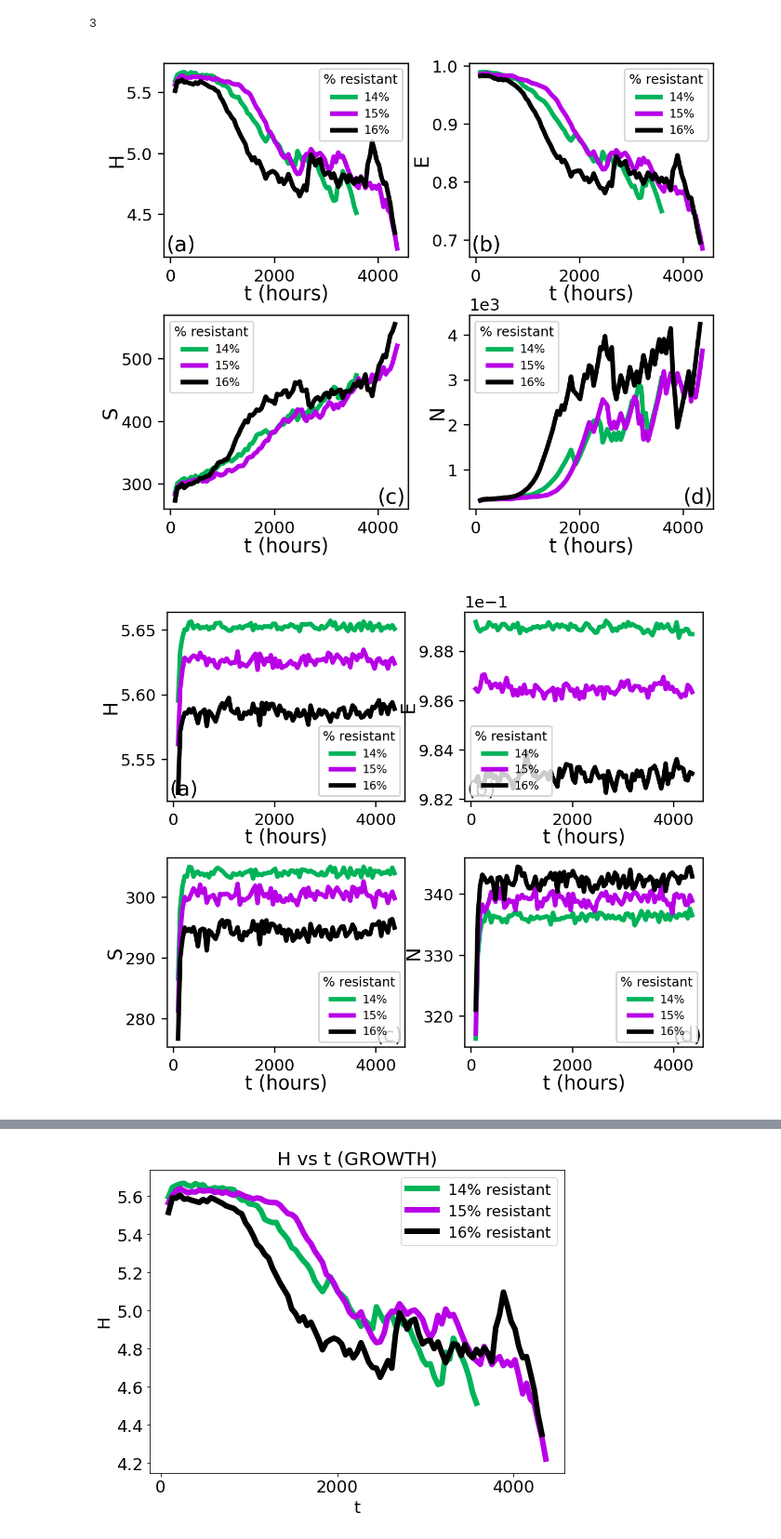
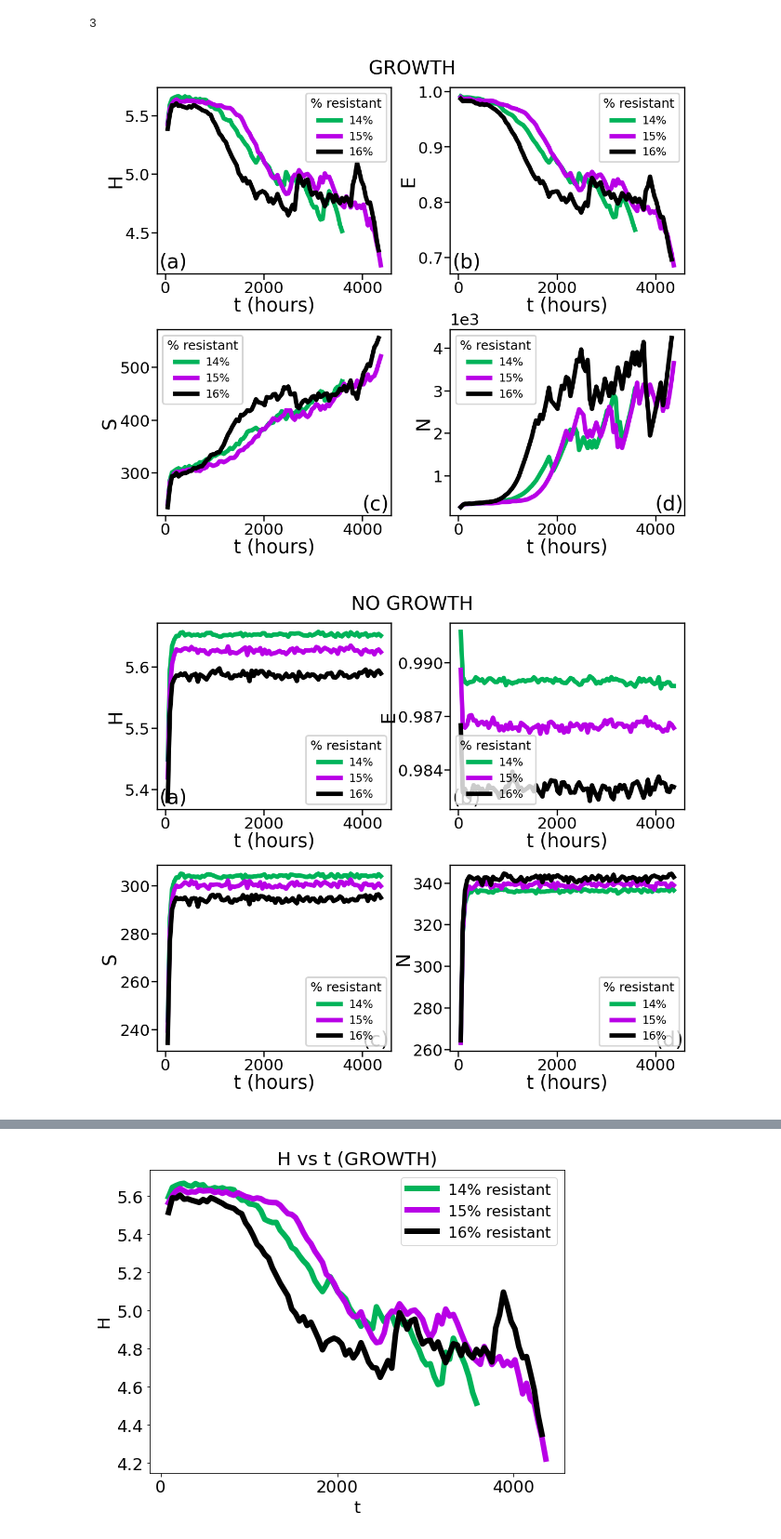
Before and after one commit to patricksinclair/multispecies_postprocessing, a Jupyter notebook: geno_distbs/varying_susceps/multispecies_shannon_plotter.ipynb, the cells around one changed output, grey strips where cells are left out. Shown at 93% size. Drawn from its saved outputs; the diff is of its cells as text; code cells hidden in the pictures.

Commit message:
improved shannon processing script

```diff
--- a/geno_distbs/varying_susceps/multispecies_shannon_plotter.ipynb
+++ b/geno_distbs/varying_susceps/multispecies_shannon_plotter.ipynb
@@ -584,6 +684,8 @@ shannon_data_dict_list_GROWTH = [pc_res_14_shannon_data_GROWTH, pc_res_15_shanno
 shannon_data_dict_list_NOGROWTH = [pc_res_14_shannon_data_NOGROWTH, pc_res_15_shannon_data_NOGROWTH, pc_res_16_shannon_data_NOGROWTH]
 
 shannon_data_dict_list_GROWTH_EDGE = [pc_res_14_shannon_data_GROWTH_EDGE, pc_res_15_shannon_data_GROWTH_EDGE, pc_res_16_shannon_data_GROWTH_EDGE]
+
+shannon_data_dict_list_GROWTH_CORE = [pc_res_14_shannon_data_GROWTH_CORE, pc_res_15_shannon_data_GROWTH_CORE, pc_res_16_shannon_data_GROWTH_CORE]
 
 
 #for each of these lists, each element is the processed data for a different pc_res: i 0 = 14%, i 1 = 15% etc
@@ -595,6 +697,8 @@ print(len(t_list_GROWTH))
 t_list_NOGROWTH, nBac_list_NOGROWTH, H_list_NOGROWTH, E_list_NOGROWTH, S_list_NOGROWTH = getAverageAndCollateShannonDataIntoLists(shannon_data_dict_list_NOGROWTH)
 
 t_list_GROWTH_EDGE, nBac_list_GROWTH_EDGE, H_list_GROWTH_EDGE, E_list_GROWTH_EDGE, S_list_GROWTH_EDGE = getAverageAndCollateShannonDataIntoLists(shannon_data_dict_list_GROWTH_EDGE)
+
+t_list_GROWTH_CORE, nBac_list_GROWTH_CORE, H_list_GROWTH_CORE, E_list_GROWTH_CORE, S_list_GROWTH_CORE = getAverageAndCollateShannonDataIntoLists(shannon_data_dict_list_GROWTH_CORE)
 # %% [output]
 3
 # %%
@@ -653,7 +757,7 @@ def plotPhaseComparisons(x_data_list, y_data_list, pc_res_vals, x_label, y_label
     #plt.savefig("shannon_calc_plots/"+filename, bbox_inches="tight")
     plt.show()
 # %%
-def plotPhaseComparisons2x2(x_data_list, y_data_list, x_label, y_label_list, title_list, filename):
+def plotPhaseComparisons2x2(x_data_list, y_data_list, x_label, y_label_list, title_list, sup_title, filename):
     '''
     method to create a 2x2 plot of the shannon data plots
     y_data_list is a list containing the shannon data arrays H, E, S, N
@@ -682,11 +786,14 @@ def plotPhaseComparisons2x2(x_data_list, y_data_list, x_label, y_label_list, tit
 
         for x_data, y_data, colour_val, pc_res_val in zip(x_data_list, y_data_sublist, colour_list, pc_res_vals):
 
-            ax.plot(x_data[2:], y_data[2:], label=str(pc_res_val)+"%", lw=line_width, color=colour_val)
+            ax.plot(x_data[1:], y_data[1:], label=str(pc_res_val)+"%", lw=line_width, color=colour_val)
 
         ax.set_xlabel(x_label, fontsize=labelSize, labelpad=0.1)
         ax.set_ylabel(y_label, fontsize=labelSize, labelpad=0.1)
-        ax.ticklabel_format(axis='y', style='sci', scilimits=(0,3))
+        if i == 3: ax.ticklabel_format(axis='y', style='sci', scilimits=(0,3))
+        ax.tick_params(axis='both', which='major', pad=1)
+
+        if i == 1: ax.yaxis.set_major_locator(plt.MaxNLocator(4))
         #ax.title(title, fontsize=titleSize)
         #plt.semilogy()
         #ax.set_xticks(fontsize=numbersize)
@@ -694,11 +801,14 @@ def plotPhaseComparisons2x2(x_data_list, y_data_list, x_label, y_label_list, tit
         plt.rcParams['legend.title_fontsize'] = '8'
         ax.legend(fontsize=7, title="% resistant")
 
+
+
         if i < 2 : ax.text(0.01, 0.03, "("+letter+")", transform=ax.transAxes, fontsize=12.8)
         else: ax.text(0.875, 0.03, "("+letter+")", transform=ax.transAxes, fontsize=12.8)
 
         i += 1
     plt.subplots_adjust(wspace=0.25, hspace=0.3)
+    fig.suptitle(sup_title, y=0.93)
 
     plt.savefig("shannon_calc_plots/"+filename+".pdf", bbox_inches='tight')
     plt.show()
@@ -708,10 +818,12 @@ title_list = ["1", "2", "3", "4"]
 shannon_yData_GROWTH = [H_list_GROWTH, E_list_GROWTH, S_list_GROWTH, nBac_list_GROWTH]
 shannon_yData_NOGROWTH = [H_list_NOGROWTH, E_list_NOGROWTH, S_list_NOGROWTH, nBac_list_NOGROWTH]
 shannon_yData_GROWTH_EDGE = [H_list_GROWTH_EDGE, E_list_GROWTH_EDGE, S_list_GROWTH_EDGE, nBac_list_GROWTH_EDGE]
+shannon_yData_GROWTH_CORE = [H_list_GROWTH_CORE, E_list_GROWTH_CORE, S_list_GROWTH_CORE, nBac_list_GROWTH_CORE]
 # %%
-plotPhaseComparisons2x2(t_list_GROWTH, shannon_yData_GROWTH, "t (hours)", y_label_list, title_list, "2x2_shannonData_vs_t_GROWTH")
-plotPhaseComparisons2x2(t_list_NOGROWTH, shannon_yData_NOGROWTH, "t (hours)", y_label_list, title_list, "2x2_shannonData_vs_t_NOGROWTH")
-plotPhaseComparisons2x2(t_list_GROWTH_EDGE, shannon_yData_GROWTH_EDGE, "t (hours)", y_label_list, title_list, "2x2_shannonData_vs_t_GROWTH_EDGE")
+plotPhaseComparisons2x2(t_list_GROWTH, shannon_yData_GROWTH, "t (hours)", y_label_list, title_list, "GROWTH", "2x2_shannonData_vs_t_GROWTH")
+plotPhaseComparisons2x2(t_list_NOGROWTH, shannon_yData_NOGROWTH, "t (hours)", y_label_list, title_list, "NO GROWTH", "2x2_shannonData_vs_t_NOGROWTH")
+plotPhaseComparisons2x2(t_list_GROWTH_EDGE, shannon_yData_GROWTH_EDGE, "t (hours)", y_label_list, title_list, "GROWTH EDGE", "2x2_shannonData_vs_t_GROWTH_EDGE")
+plotPhaseComparisons2x2(t_list_GROWTH_CORE, shannon_yData_GROWTH_CORE, "t (hours)", y_label_list, title_list, "GROWTH CORE", "2x2_shannonData_vs_t_GROWTH_CORE")
 # %% [output]
-[figure, old version]
+[figure, new version]
-[figure, old version]
+[figure, new version]
```
Also changed, not shown: parts of 9 cells of this notebook, 2 other files.
